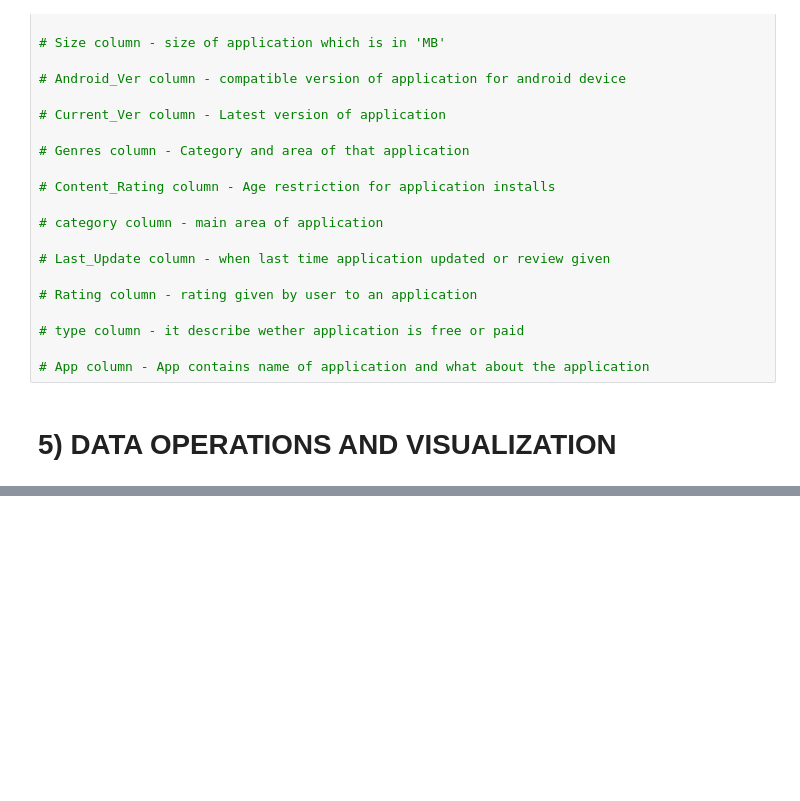
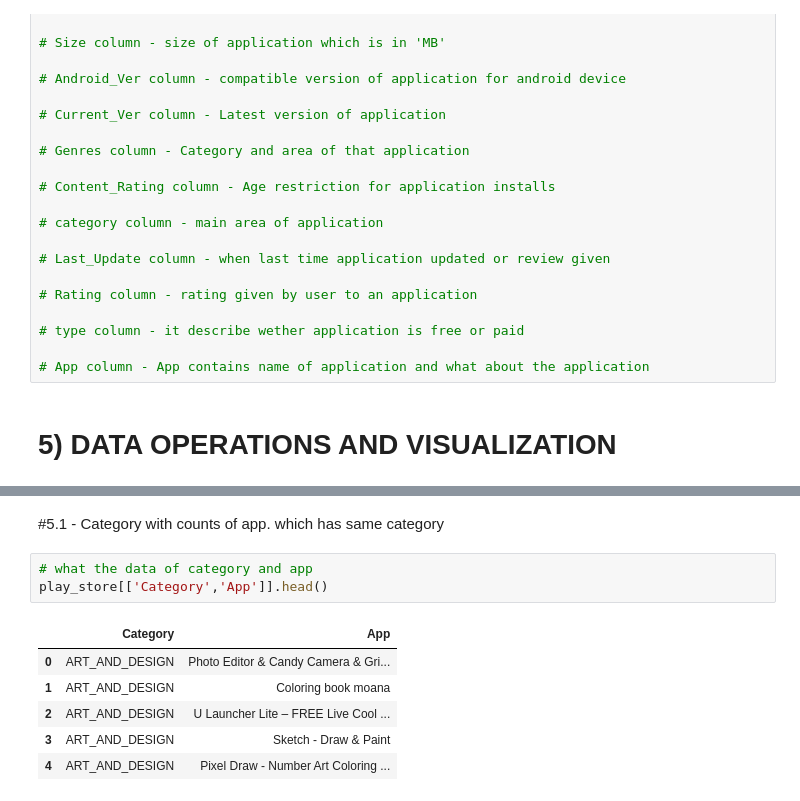
Before and after one commit to kuldip-datascience/Play_store_eda, a Jupyter notebook: Kuldip_parmar.ipynb, the cells around one changed output, grey strips where cells are left out. Saved outputs shown, nothing was run; the diff lists cells and outputs as text; blank space fills up the shorter version.

```diff
--- a/Kuldip_parmar.ipynb
+++ b/Kuldip_parmar.ipynb
@@ -766,0 +771,12 @@ memory usage: 782.4+ KB
+# %% [markdown]
+#5.1 - Category with counts of app. which has same category
+# %%
+# what the data of category and app
+play_store[['Category','App']].head()
+# %% [output]
+|  | Category | App |
+| 0 | ART_AND_DESIGN | Photo Editor & Candy Camera & Gri... |
+| 1 | ART_AND_DESIGN | Coloring book moana |
+| 2 | ART_AND_DESIGN | U Launcher Lite – FREE Live Cool ... |
+| 3 | ART_AND_DESIGN | Sketch - Draw & Paint |
+| 4 | ART_AND_DESIGN | Pixel Draw - Number Art Coloring ... |
```
Also changed, not shown: parts of 15 cells of this notebook.
